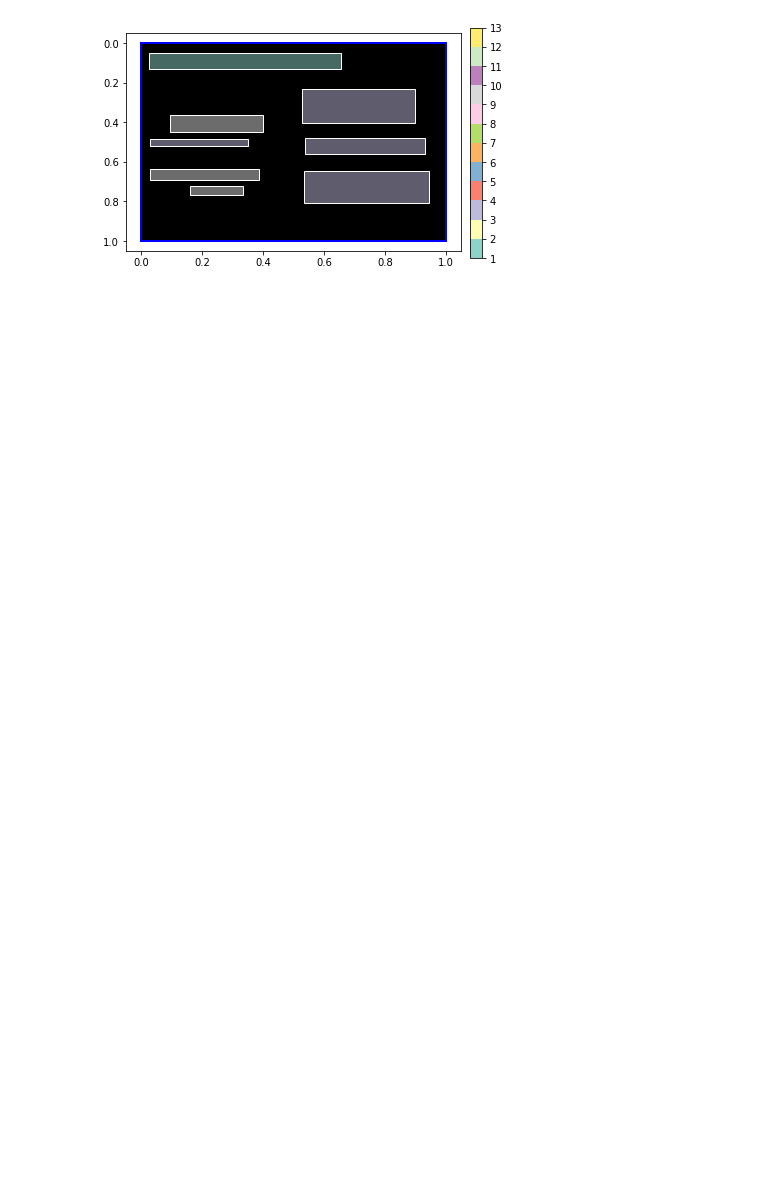
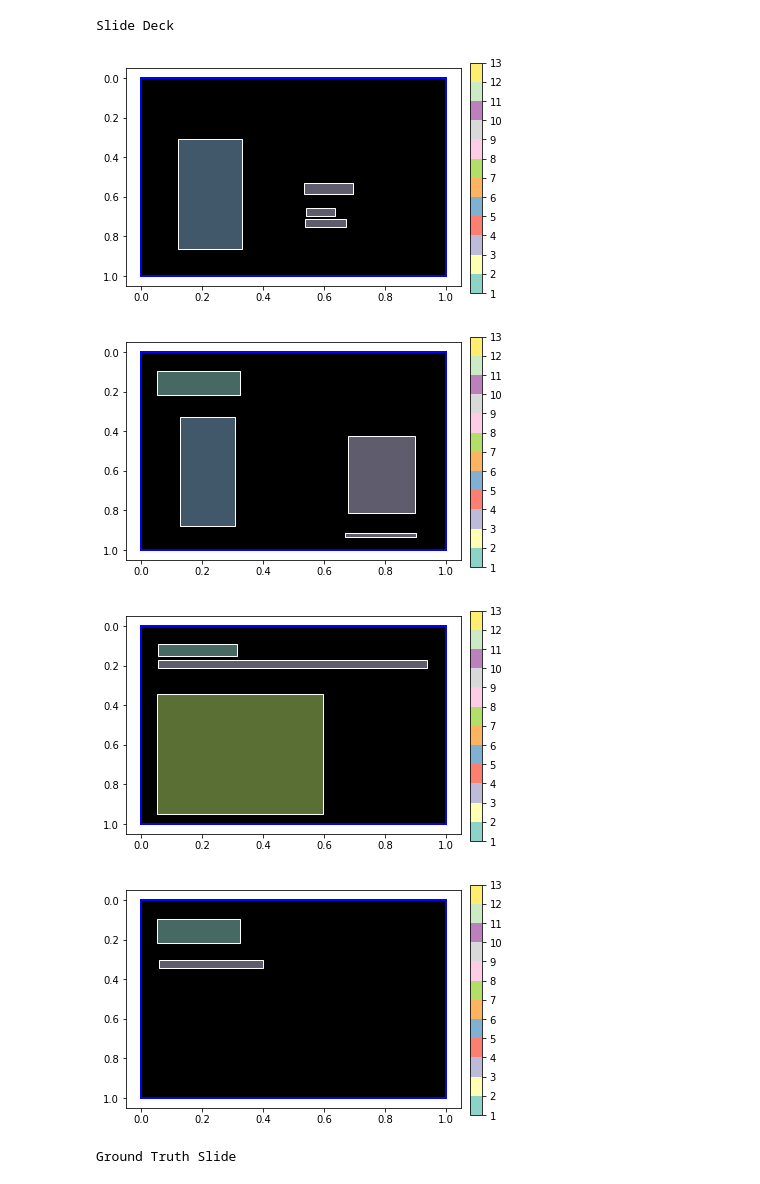
Before and after one commit to fesiib/cs492i-layout-generation, a Jupyter notebook: src_transformer/test.ipynb, the cells around one changed output. Drawn from its saved outputs; the diff is of its cells as text; code cells hidden in the pictures; blank space fills up the shorter version.

```diff
--- a/src_transformer/test.ipynb
+++ b/src_transformer/test.ipynb
@@ -23,7 +23,7 @@ Tensor = get_Tensor()
 result_dir = Path(root) / 'results'
 # %%
 def load_chekpoint(path, models, optimizers):
-    path = os.path.join(path, 'checkpoint_499.pt')
+    path = os.path.join(path, 'checkpoint_249.pt')
     print(path)
     try:
        checkpoint = torch.load(path)
@@ -43,7 +43,7 @@ def load_chekpoint(path, models, optimizers):
     return models, optimizers, epoch
 # %%
 (train_dataset, test_dataset) = init_dataset(root, args.normalized)
-test_loader = DataLoader(test_dataset, batch_size=args.batch_size, shuffle=True, drop_last=True)
+test_loader = DataLoader(test_dataset, batch_size=10, shuffle=True, drop_last=True)
 # %% [output]
 /home/fesiib/doc2slide/dev/intro_to_dl_project/data/bbs
 file:  slide_deck_dataset_bmvc13.csv
@@ -97,7 +97,7 @@ optimizers = {
 }
 
 
-parent_dir = result_dir / 'trial_transf_2'
+parent_dir = result_dir / 'trial_transf_5'
 
 
 (models, optimizers, loaded_epoch) = load_chekpoint(parent_dir, models, optimizers)
@@ -112,30 +112,39 @@ for model in models:
 # %%
 batch = list(test_loader)[0]
 batch = SortByRefSlide(batch)
 shape = batch["shape"].to(device)
 slide_deck = batch["slide_deck"].to(device)
 lengths_slide_deck = batch["lengths_slide_deck"].to(device)
 ref_length = batch["length_ref_types"].to(device)
 ref_types = batch["ref_types"].to(device).long()
 ref_slide = batch["ref_slide"].to(device)
 
 # deck encdoing
 slide_deck = torch.transpose(slide_deck, 0, 1)
 lengths_slide_deck = torch.transpose(lengths_slide_deck, 0, 1)
 bboxes = slide_deck[:, :, :, :-1]
 labels = slide_deck[:, :, :, -1].long()
 padding_masks = ~(lengths_slide_deck[:, :, None] > torch.arange(labels.size(2)).to(device)[None, :])
 models['encoder'].zero_grad()
 deck_enc = models['encoder'](bboxes, labels, padding_masks)
 
 label = ref_types
 
 padding_mask = ~(ref_length[:, None] > torch.arange(label.size(1)).to(device)[None, :])
 bbox_real = ref_slide[:, :, :-1]
 
-n = 4
+n = 8
 real_layouts_bbs = ref_slide[:,:,:-1]
+print("Slide Deck")
+for i in range(4):
+    draw_bbs(shape[n], bboxes[i, n, :, :], labels[i, n, :], False)
 
+print("Ground Truth Slide")
 draw_bbs(shape[n],real_layouts_bbs[n], ref_types[n], False)
 # %% [output]
+Slide Deck
-[figure, old version]
+[figure, new version]
+[figure, added]
+[figure, added]
+[figure, added]
+Ground Truth Slide
```
Also changed, not shown: parts of 4 cells of this notebook, 43 other files.
